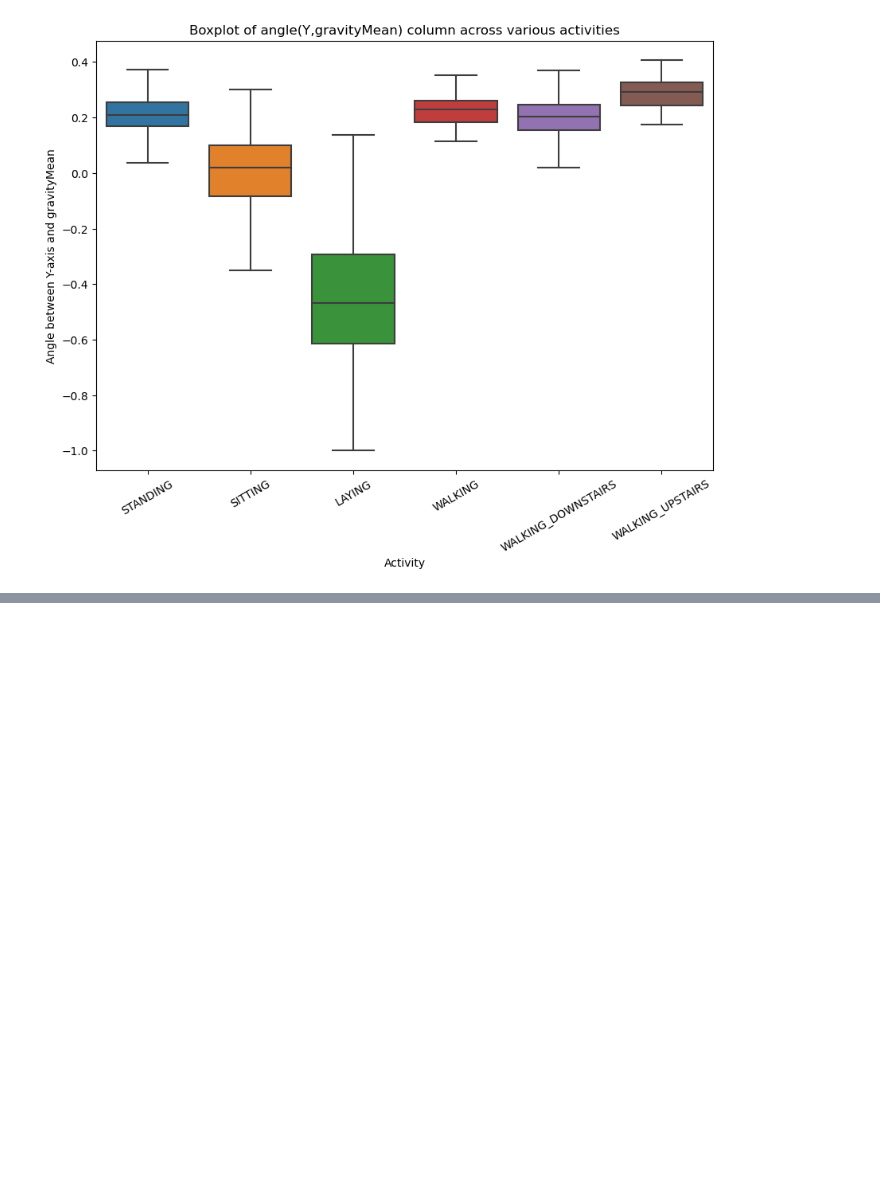
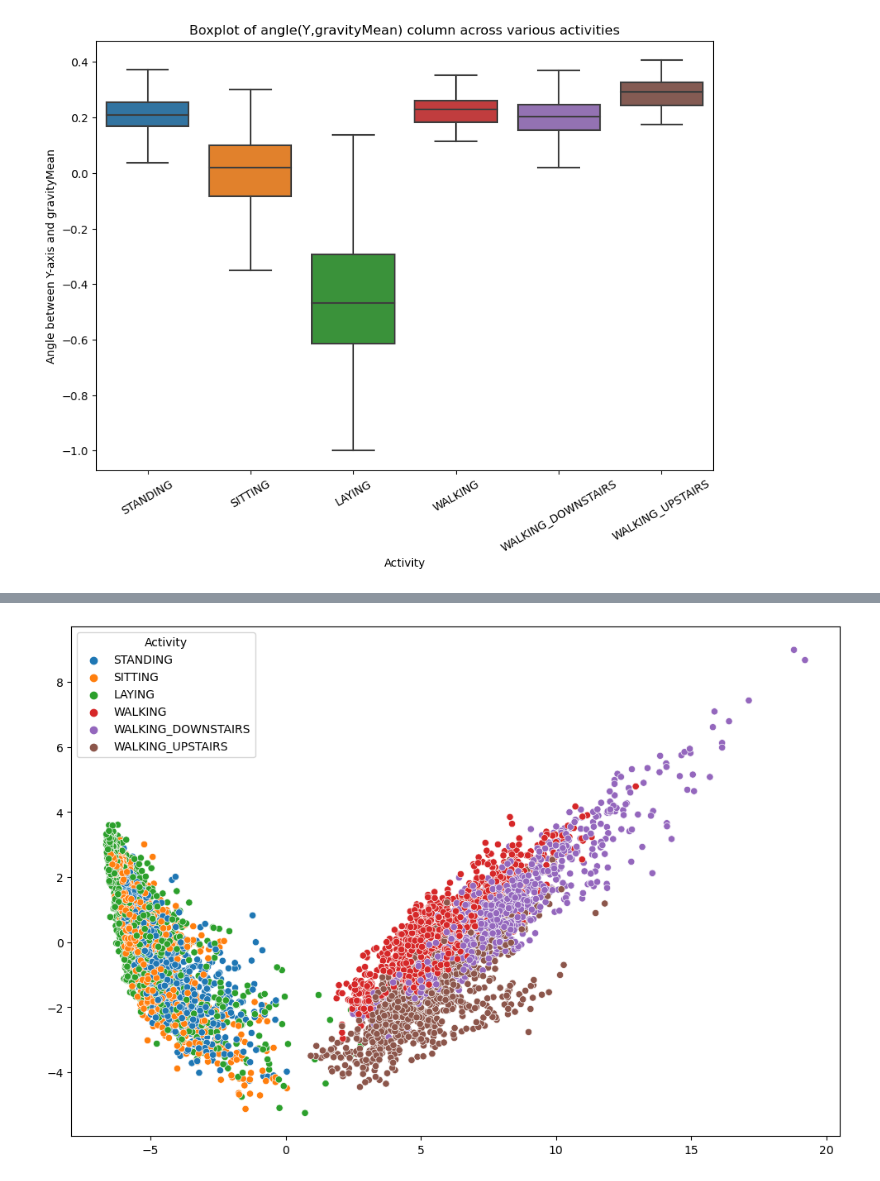
Before and after one commit to ArpitTripathi945/Human_Activity_Recognition, a Jupyter notebook: human_activity_recognition_using_Smartphone_data.ipynb, the cells around one changed output, grey strips where cells are left out. Saved outputs shown, nothing was run; the diff lists cells and outputs as text; code cells hidden in the pictures; blank space fills up the shorter version.

```diff
--- a/human_activity_recognition_using_Smartphone_data.ipynb
+++ b/human_activity_recognition_using_Smartphone_data.ipynb
@@ -243,0 +249,3 @@ plt.show()
+# %%
+x_for_pca = train.drop(['subject', 'Activity'], axis = 1)
+pca = PCA(n_components=2, random_state=0).fit_transform(x_for_pca)
@@ -243,0 +262,6 @@ plt.show()
+# %%
+plt.figure(figsize = (12,8))
+sns.scatterplot(x = pca[:,0], y = pca[:, 1], hue = train['Activity'])
+plt.show()
+# %% [output]
+[figure, added]
```
Also changed, not shown: parts of 3 cells of this notebook.
